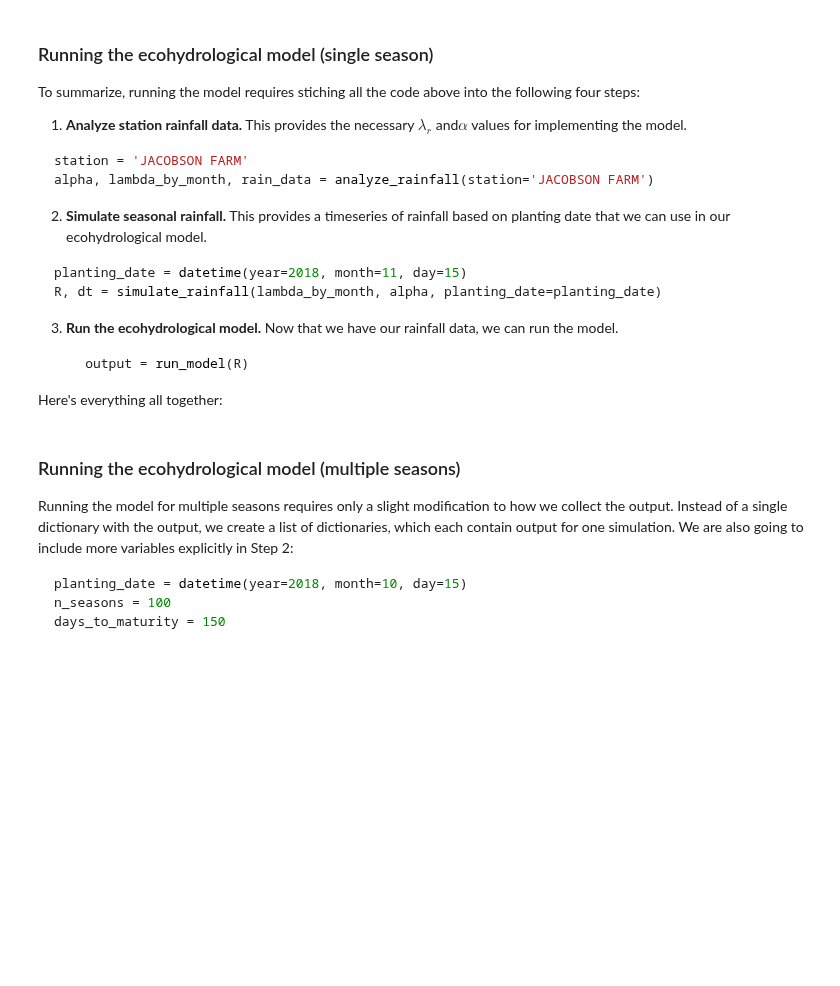
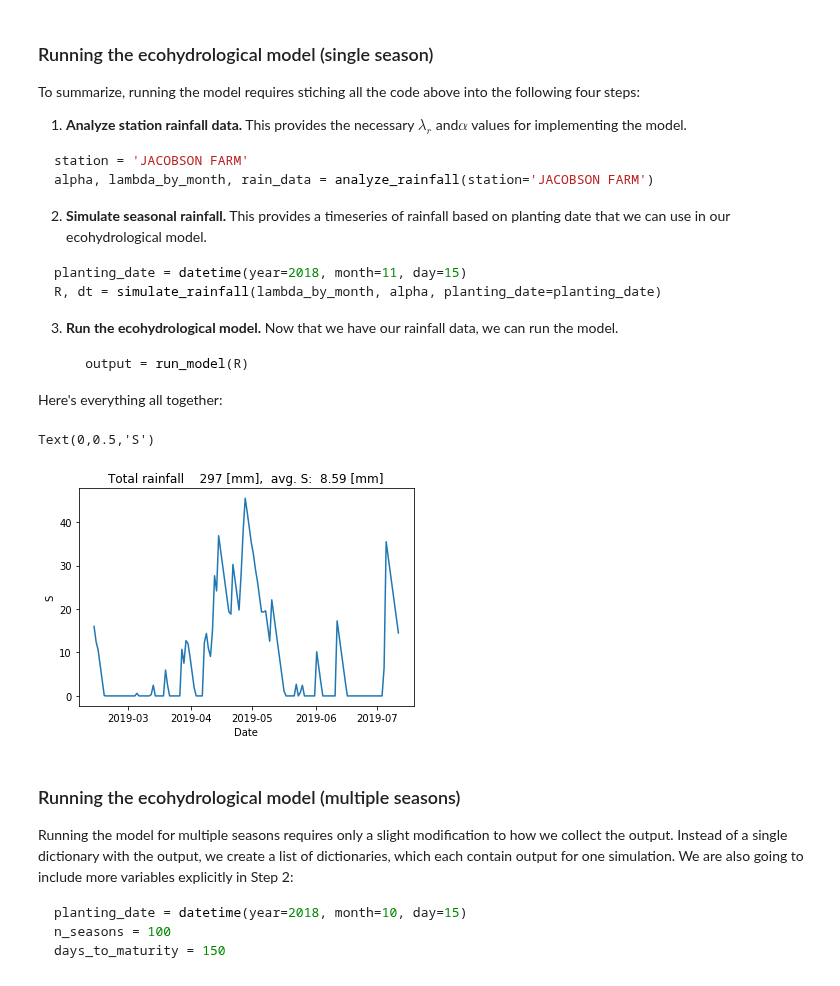
Before and after one commit to ecohydro/RidgeToReef, a Jupyter notebook: chapters/Chapter 3.ipynb, the cells around one changed output. Saved outputs shown, nothing was run; the diff lists cells and outputs as text; code cells hidden in the pictures; blank space fills up the shorter version.

```diff
--- a/chapters/Chapter 3.ipynb
+++ b/chapters/Chapter 3.ipynb
@@ -147,7 +155,7 @@ I've created a few functions that will speed up our analysis.
 <div class="alert alert-info">This function will read in our CETRAD data file and returns a cleaned up version using the methods we developed in <code>Chapter 2</code>. </div>
 # %%
 def read_data():
-
+    from dateutil import relativedelta
     # Read in the raw csv data.
     df = pd.read_csv("../data/CETRAD_rainfall.csv")
 
@@ -162,7 +170,7 @@ def read_data():
     # their value. This requires using a relativedelta function, which handles
     # weird stuff like leap years.
     df['Datetime'] = df['Datetime'].map(
-        lambda dt: dt+relativedelta(years=-100) if dt > datetime.now() else dt)
+        lambda dt: dt+relativedelta.relativedelta(years=-100) if dt > datetime.now() else dt)
 
     # Step 3. Extract the Year and Month from the Datetime to make
     # aggregation easier.
@@ -313,7 +321,8 @@ def run_model(R,Zr=500,ET_0=3.5,S_0=30,n=0.4,):
                 'dSdt': dSdt,
                 'S': S,
                 'R': R,
-                'ET_0': ET_0
+                'ET_0': ET_0,
+                'S_max': S_max
             }
 # %% [markdown]
 ### Running the ecohydrological model (single season)
@@ -357,9 +366,13 @@ dSdt = output['dSdt']
 # %%
 plt.plot(dt,S)
 plt.title("Total rainfall {rain:6.0f} [mm],  avg. S:{S:6.2f} [mm]".format(
     rain=sum(R),
-    S=S.mean()
-))
+    S=S.mean()))
+plt.xlabel('Date')
+plt.ylabel('S')
+# %% [output]
+Text(0,0.5,'S')
+[figure, added]
 # %% [markdown]
 ### Running the ecohydrological model (multiple seasons)
 
```
Also changed, not shown: parts of 9 cells of this notebook.
